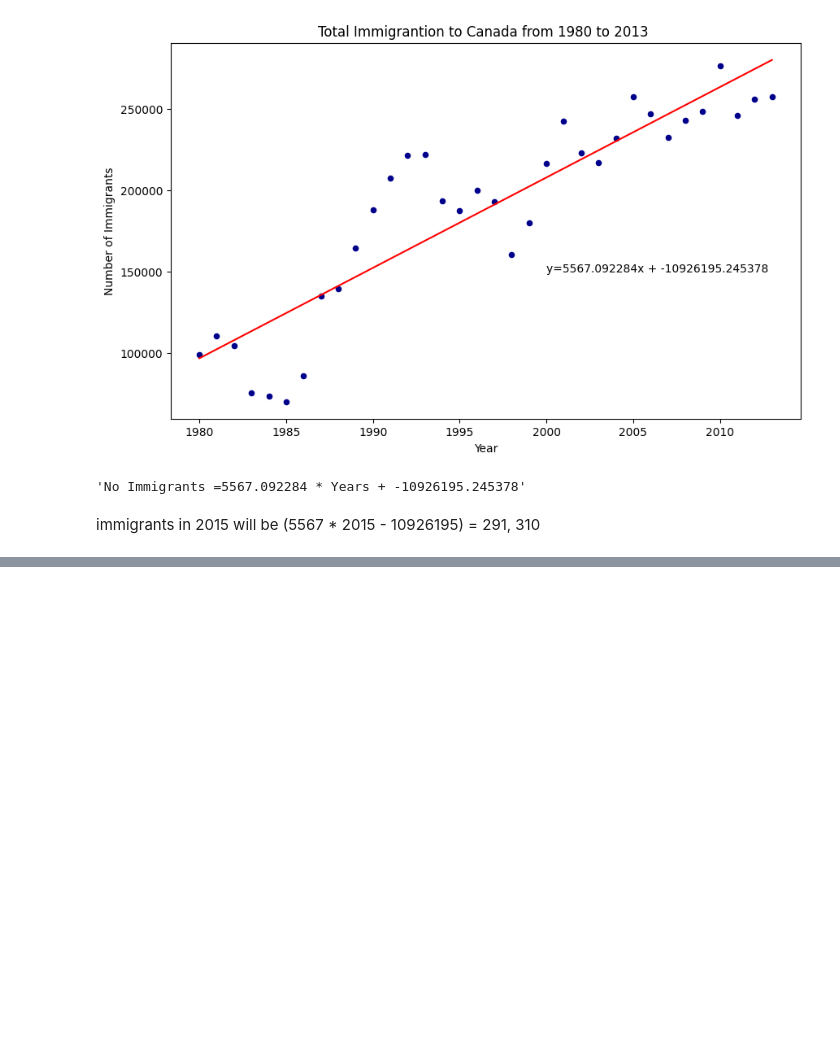
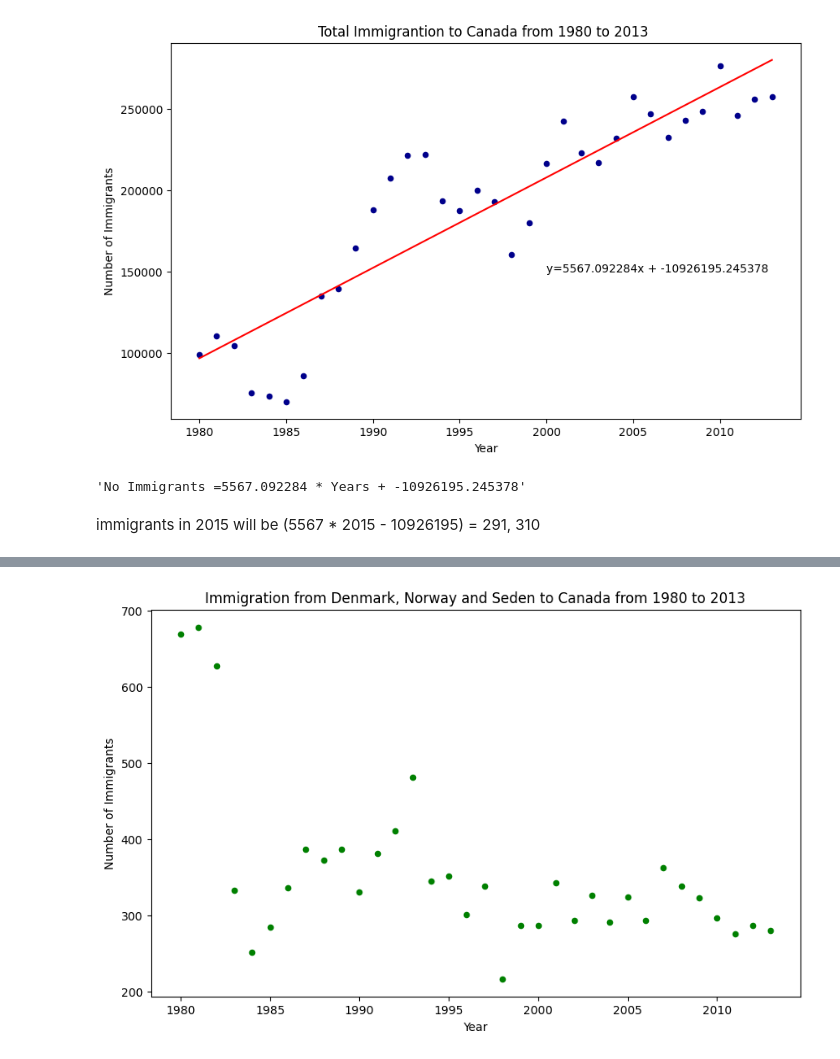
Before and after one commit to Mohwit/Data-Visualization, a Jupyter notebook: PieChart_BoxPlot_ScatterPlot_BubblePlot.ipynb, the cells around one changed output, grey strips where cells are left out. Saved outputs shown, nothing was run; the diff lists cells and outputs as text; code cells hidden in the pictures; blank space fills up the shorter version.

Commit message:
Created a scatter plot for Immigration from Denmark, Norway and Seden to Canada from 1980 to 2013

```diff
--- a/PieChart_BoxPlot_ScatterPlot_BubblePlot.ipynb
+++ b/PieChart_BoxPlot_ScatterPlot_BubblePlot.ipynb
@@ -591,0 +594,3 @@ immigrants in 2015 will be (5567 * 2015 - 10926195) = 291, 310
+# %%
+#creating data frame for Denamrk, Norway and Sweden
+df_DNS = df.loc[['Denmark', 'Norway', 'Sweden'], years].transpose()
@@ -591,0 +607,2 @@ immigrants in 2015 will be (5567 * 2015 - 10926195) = 291, 310
+# %%
+df_DNS = pd.DataFrame(df_DNS.sum(axis=1))
@@ -591,0 +629,6 @@ immigrants in 2015 will be (5567 * 2015 - 10926195) = 291, 310
+# %%
+# resetting the index
+df_DNS.reset_index(inplace=True)
+# %%
+# changing column names
+df_DNS.columns= ['year', 'total']
@@ -591,0 +650,17 @@ immigrants in 2015 will be (5567 * 2015 - 10926195) = 291, 310
+# %%
+#creating the scatter plot
+df_DNS.plot(
+    kind='scatter',
+    x = 'year',
+    y= 'total',
+    figsize= (10,6),
+    color = 'green'
+)
+
+plt.title('Immigration from Denmark, Norway and Seden to Canada from 1980 to 2013')
+plt.xlabel('Year')
+plt.ylabel('Number of Immigrants')
+
+plt.show()
+# %% [output]
+[figure, added]
```
Also changed, not shown: parts of 5 cells of this notebook.
